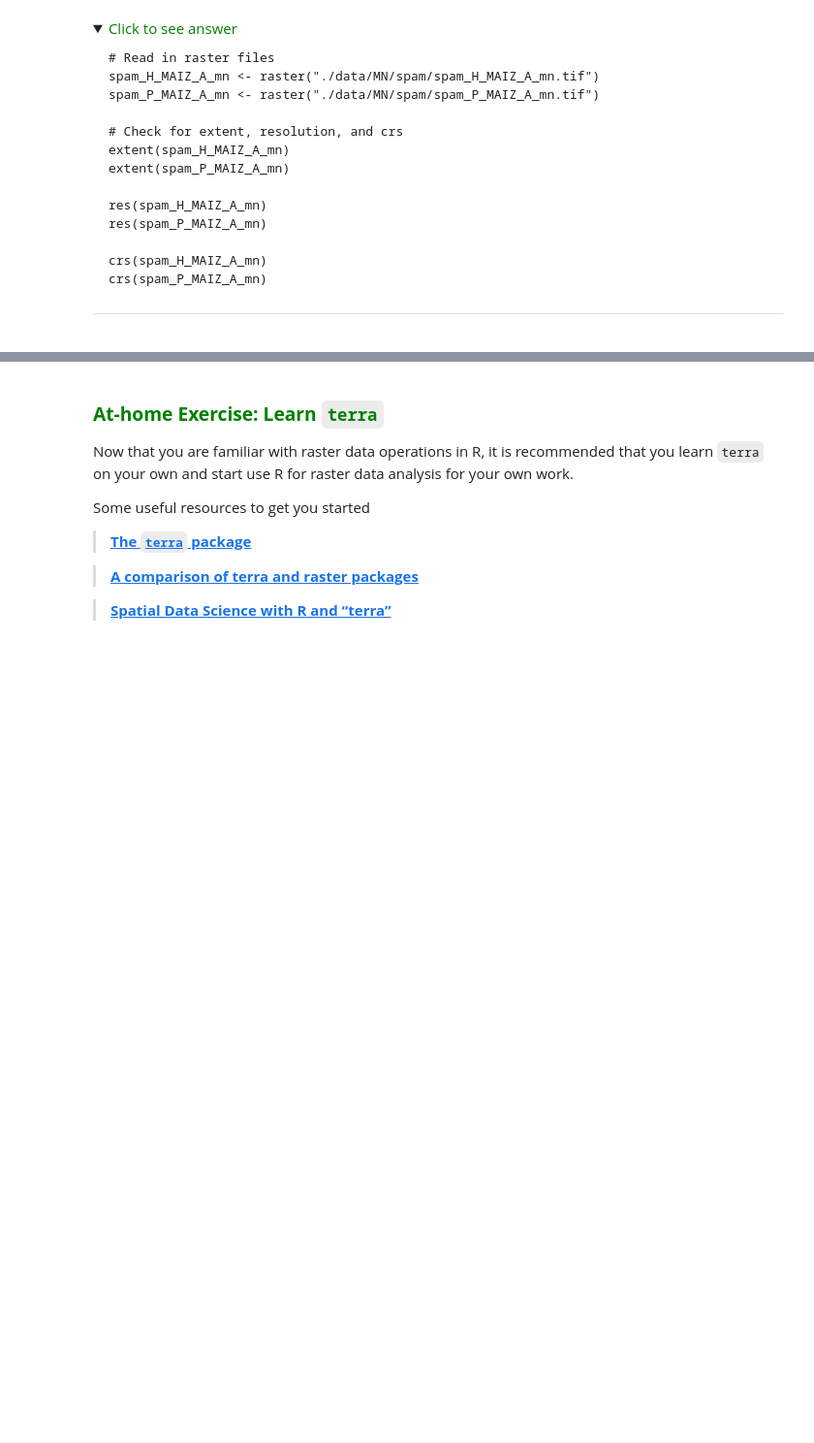
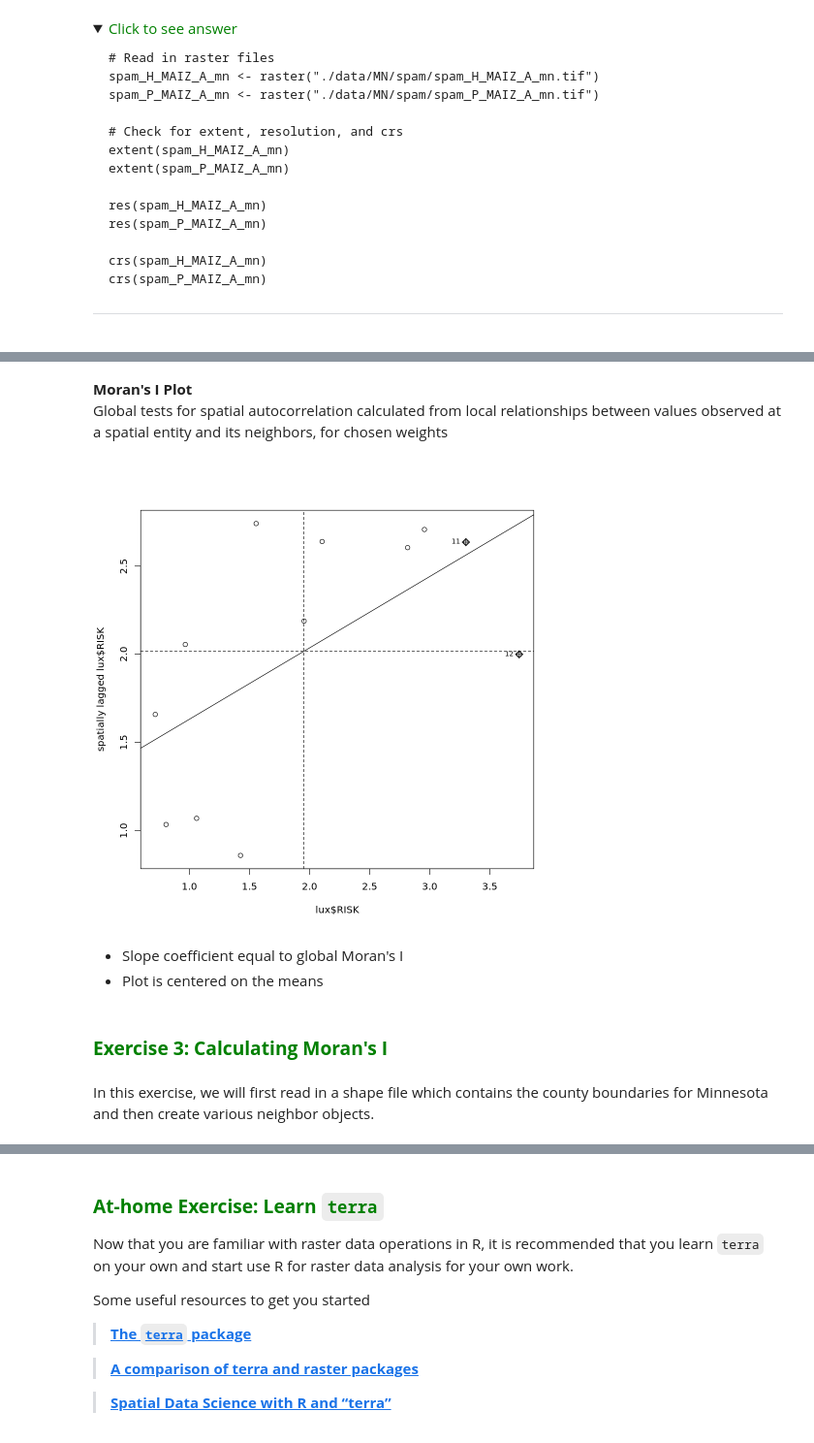
Before and after one commit to y-chai/GEMS-X003-Spatial-Regression-R, a Jupyter notebook: x003_Module4_Spatial Regression.ipynb, the cells around one changed output, grey strips where cells are left out. Shown: that part at 97% size. Cells and saved outputs as stored; diff of their text form; code cells hidden in the pictures; folded sections open; blank space fills up the shorter version.

```diff
--- a/x003_Module4_Spatial Regression.ipynb
+++ b/x003_Module4_Spatial Regression.ipynb
@@ -126,0 +295,4 @@ crs(spam_P_MAIZ_A_mn)
+# %%
+# Spatial Weight Objects -- Row Standardized
+lux_lw_w <- nb2listw(lux_nbq)
+summary(lux_lw_w)
@@ -126,0 +530,16 @@ crs(spam_P_MAIZ_A_mn)
+# %% [markdown]
+**Moran's I Plot**
+Global tests for spatial autocorrelation calculated from local relationships
+between values observed at a spatial entity and its neighbors, for chosen weights
+# %%
+moran.plot(lux$RISK, listw = lux_lw_w)
+# %% [output]
+[figure, added]
+# %% [markdown]
+- Slope coefficient equal to global Moran's I
+- Plot is centered on the means
+# %% [markdown]
+<a id="Ex3"></a>
+### **<span style='color:Green'> Exercise 3: Calculating Moran's I </span>**
+# %% [markdown]
+In this exercise, we will first read in a shape file which contains the county boundaries for Minnesota and then create various neighbor objects.
```
Also changed, not shown: parts of 38 cells of this notebook, 21 other files.
